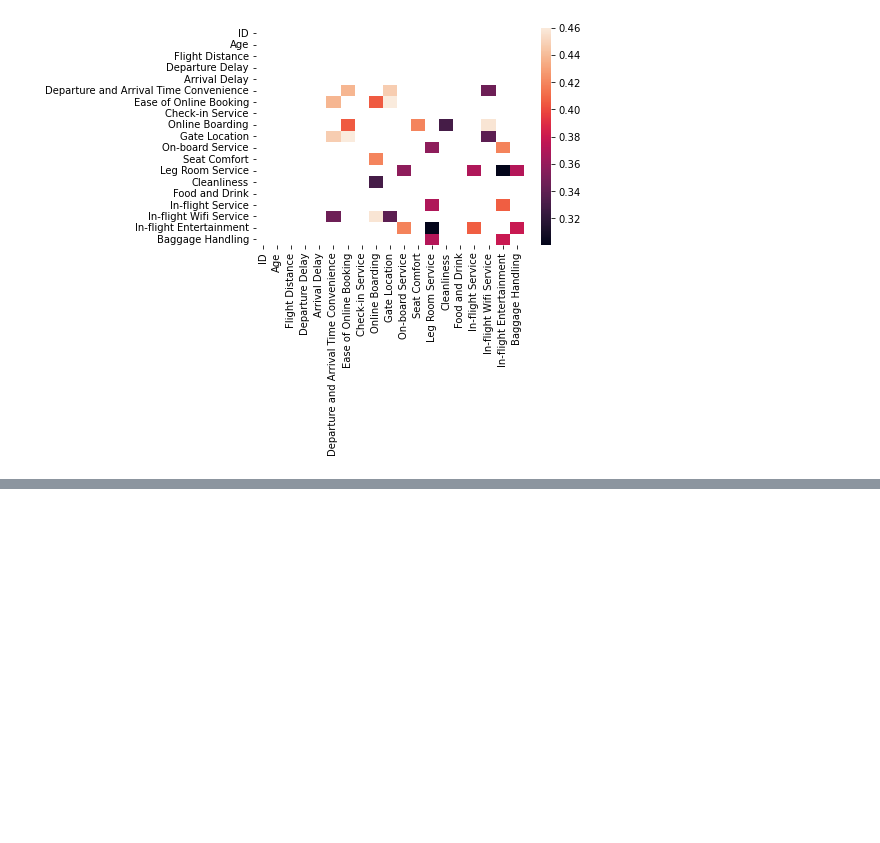
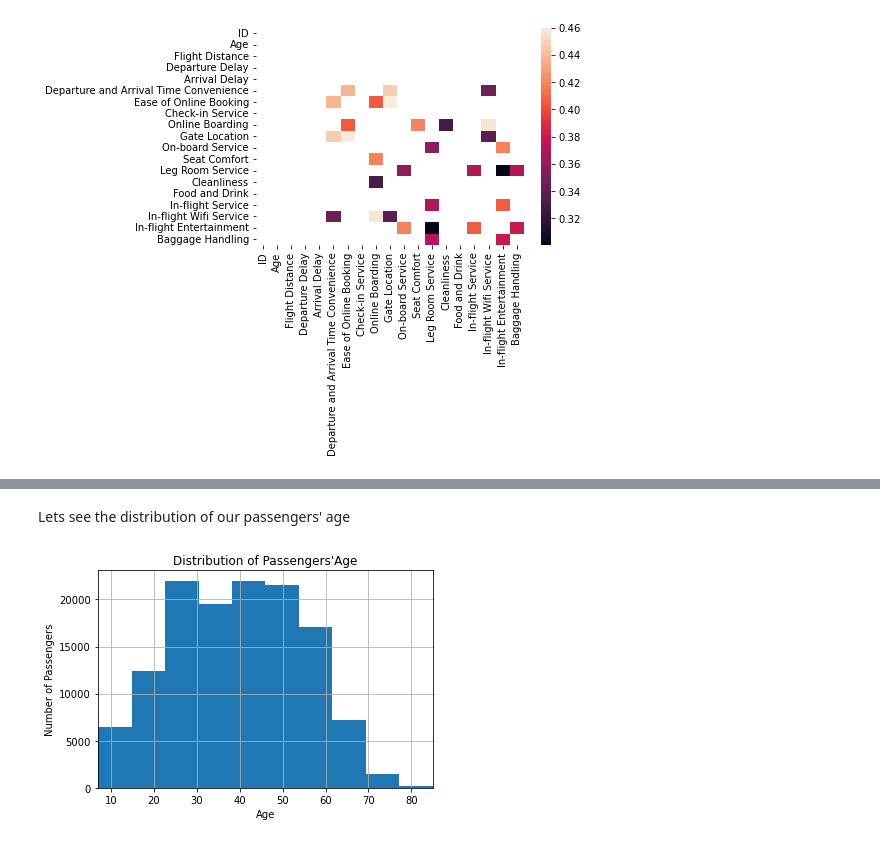
Before and after one commit to AlugoIdris/Airline_Passenger_Satisfaction, a Jupyter notebook: Airline_Passenger_Satisfaction.ipynb, the cells around one changed output, grey strips where cells are left out. Saved outputs shown, nothing was run; the diff lists cells and outputs as text; code cells hidden in the pictures; blank space fills up the shorter version.

```diff
--- a/Airline_Passenger_Satisfaction.ipynb
+++ b/Airline_Passenger_Satisfaction.ipynb
@@ -165,0 +187,11 @@ sns.heatmap(data.corr()[(data.corr() > 0.3) & (data.corr() <= 0.5)])
+# %% [markdown]
+Lets see the distribution of our passengers' age
+# %%
+ax = data['Age'].hist()
+ax.margins(x=0)
+plt.xlabel("Age")
+plt.ylabel("Number of Passengers")
+plt.title("Distribution of Passengers'Age");
+plt.show()
+# %% [output]
+[figure, added]
```
Also changed, not shown: parts of 24 cells of this notebook.
